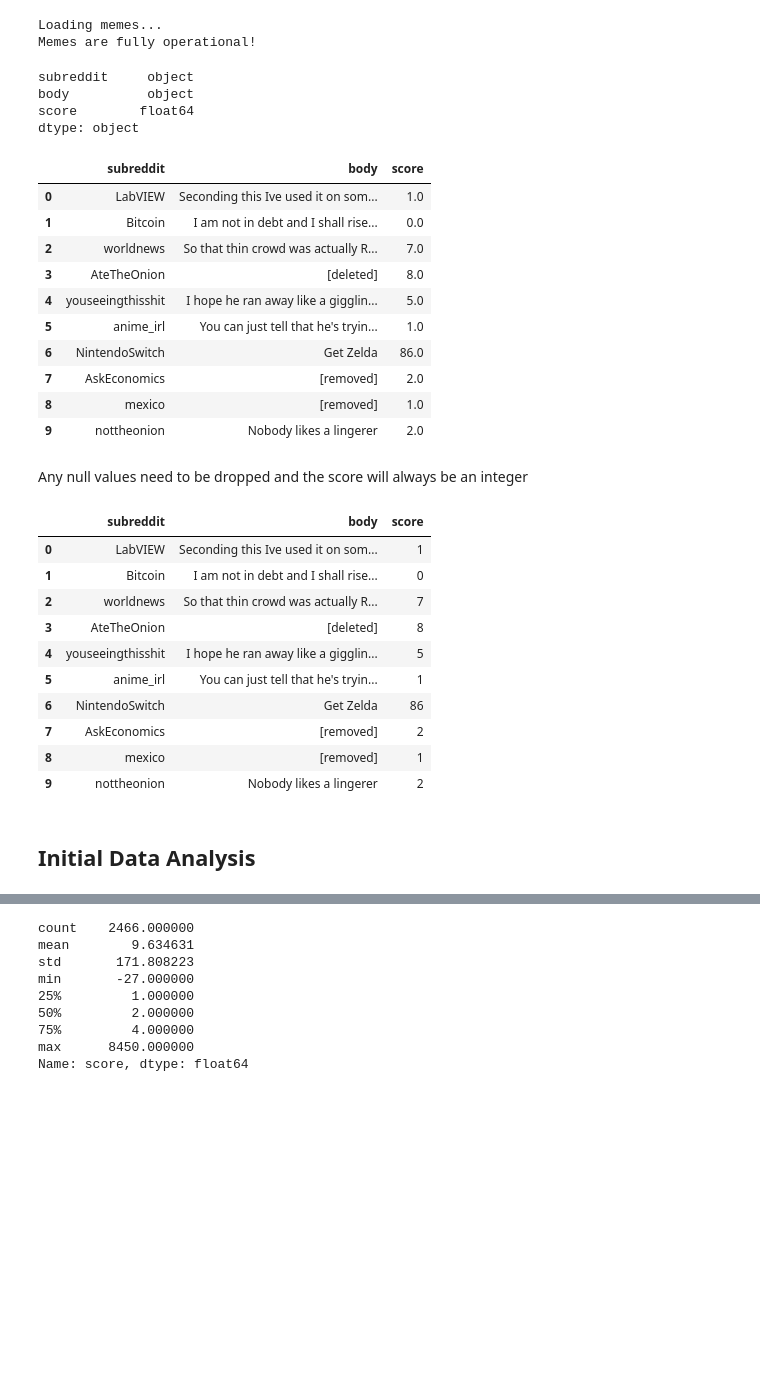
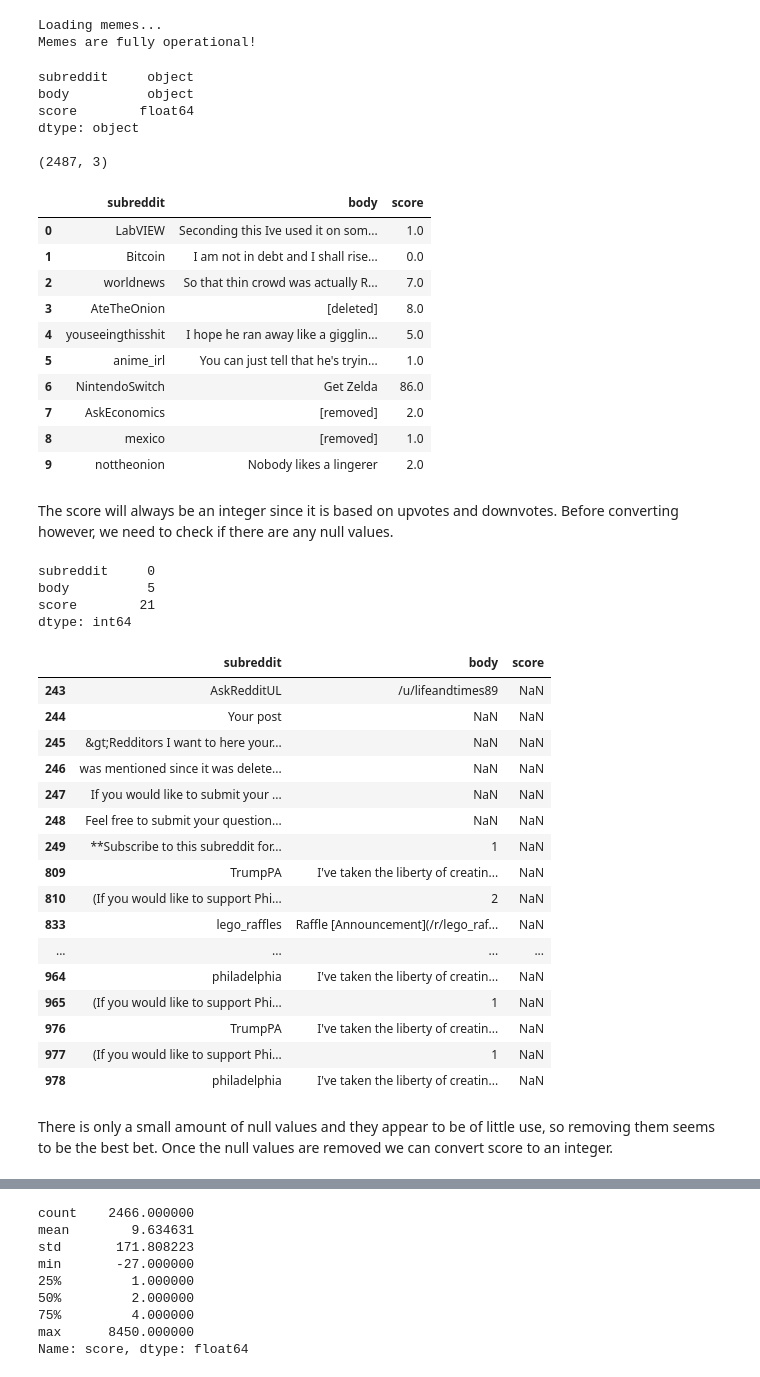
Before and after one commit to AlexHartford/redditscore, a Jupyter notebook: python/redditscore.ipynb, the cells around one changed output, grey strips where cells are left out. Saved outputs shown, nothing was run; the diff lists cells and outputs as text; code cells hidden in the pictures; blank space fills up the shorter version.

Commit message:
Adding some more analysis, comments and explanations

```diff
--- a/python/redditscore.ipynb
+++ b/python/redditscore.ipynb
@@ -56,12 +56,16 @@ Loading memes...
 Memes are fully operational!
 # %%
 print(df.dtypes)
+print()
+print(df.shape)
 df.head(10)
 # %% [output]
 subreddit     object
 body          object
 score        float64
 dtype: object
+
+(2487, 3)
 |  | subreddit | body | score |
 | 0 | LabVIEW | Seconding this Ive used it on som... | 1.0 |
 | 1 | Bitcoin | I am not in debt and I shall rise... | 0.0 |
@@ -73,24 +77,37 @@ dtype: object
 | 7 | AskEconomics | [removed] | 2.0 |
 | 8 | mexico | [removed] | 1.0 |
 | 9 | nottheonion | Nobody likes a lingerer | 2.0 |
-# %% [markdown]
-Any null values need to be dropped and the score will always be an integer
+# %% [markdown]
+The score will always be an integer since it is based on upvotes and downvotes. Before converting however, we need to check if there are any null values.
+# %%
+df.isna().sum()
+# %% [output]
+subreddit     0
+body          5
+score        21
+dtype: int64
+# %%
+df[df.isnull().any(axis=1)].head(20)
+# %% [output]
+|  | subreddit | body | score |
+| 243 | AskRedditUL | /u/lifeandtimes89 | NaN |
+| 244 | Your post | NaN | NaN |
+| 245 | &gt;Redditors I want to here your... | NaN | NaN |
+| 246 | was mentioned since it was delete... | NaN | NaN |
+| 247 | If you would like to submit your ... | NaN | NaN |
+| 248 | Feel free to submit your question... | NaN | NaN |
+| 249 | **Subscribe to this subreddit for... | 1 | NaN |
+| 809 | TrumpPA | I've taken the liberty of creatin... | NaN |
+| 810 | (If you would like to support Phi... | 2 | NaN |
+| 833 | lego_raffles | Raffle [Announcement](/r/lego_raf... | NaN |
+| ... | ... | ... | ... |
+| 964 | philadelphia | I've taken the liberty of creatin... | NaN |
+| 965 | (If you would like to support Phi... | 1 | NaN |
+| 976 | TrumpPA | I've taken the liberty of creatin... | NaN |
+| 977 | (If you would like to support Phi... | 1 | NaN |
+| 978 | philadelphia | I've taken the liberty of creatin... | NaN |
+# %% [markdown]
+There is only a small amount of null values and they appear to be of little use, so removing them seems to be the best bet. Once the null values are removed we can convert score to an integer.
 # %%
 df = df.dropna()
 df['score'] = df['score'].astype('int')
-# %%
-df.head(10)
-# %% [output]
-|  | subreddit | body | score |
-| 0 | LabVIEW | Seconding this Ive used it on som... | 1 |
-| 1 | Bitcoin | I am not in debt and I shall rise... | 0 |
-| 2 | worldnews | So that thin crowd was actually R... | 7 |
-| 3 | AteTheOnion | [deleted] | 8 |
-| 4 | youseeingthisshit | I hope he ran away like a gigglin... | 5 |
-| 5 | anime_irl | You can just tell that he's tryin... | 1 |
-| 6 | NintendoSwitch | Get Zelda | 86 |
-| 7 | AskEconomics | [removed] | 2 |
-| 8 | mexico | [removed] | 1 |
-| 9 | nottheonion | Nobody likes a lingerer | 2 |
-# %% [markdown]
-## Initial Data Analysis
```
Also changed, not shown: parts of 34 cells of this notebook.
